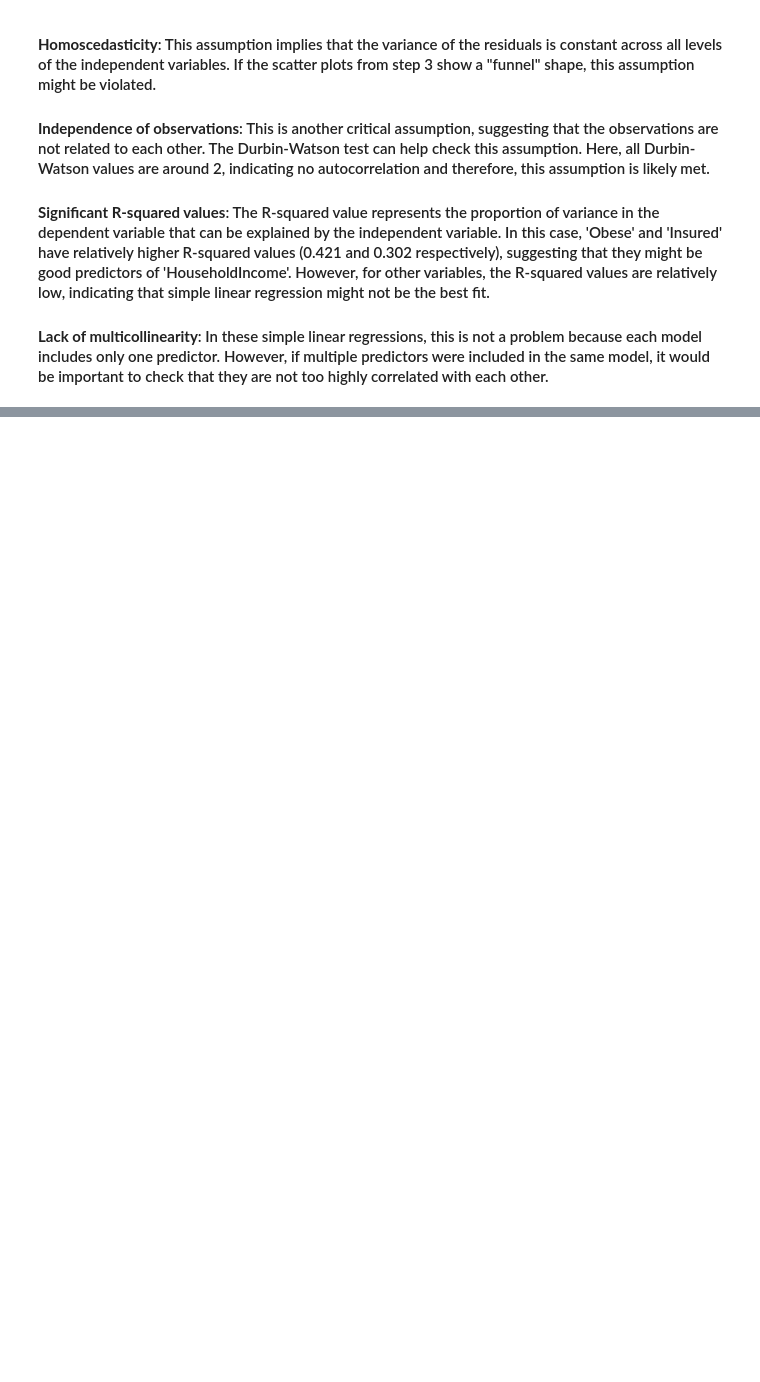
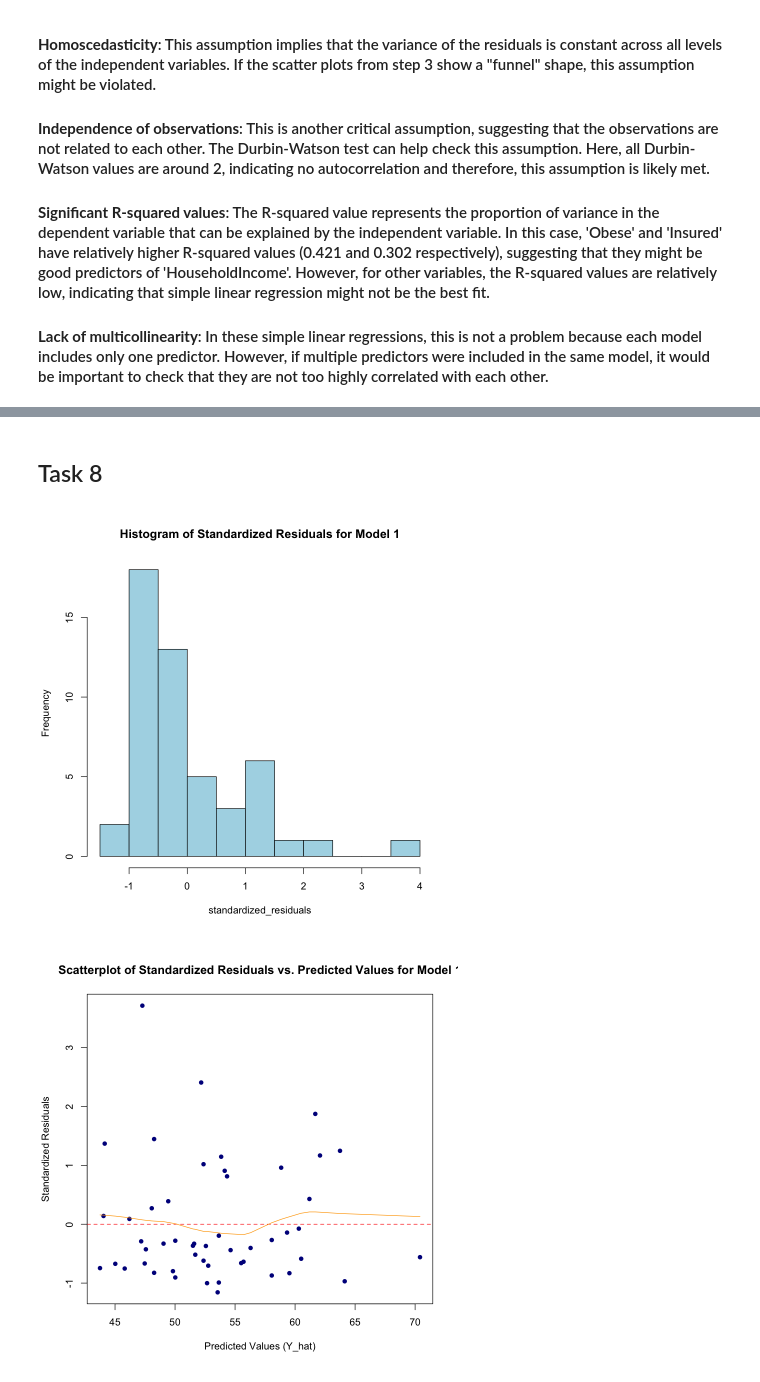
Before and after one commit to MichaelRocchio/msds_410, a Jupyter notebook: Assignment_2/rocchio_assign2.ipynb, the cells around one changed output, grey strips where cells are left out. Saved outputs shown, nothing was run; the diff lists cells and outputs as text; code cells hidden in the pictures; blank space fills up the shorter version.

```diff
--- a/Assignment_2/rocchio_assign2.ipynb
+++ b/Assignment_2/rocchio_assign2.ipynb
@@ -328,0 +380,6 @@ Notes:
+# %%
+library(tidyverse)
+coefficients <- read.csv("coefficients.csv")
+df <- read.csv("USStates.csv")
+model1 <- lm(HouseholdIncome ~ College, data = df)
+summary(model1)
@@ -328,0 +436,27 @@ Notes:
+# %% [markdown]
+## Task 8
+# %%
+# Calculate the residuals for Model 1
+residuals_model1 <- df$HouseholdIncome - predict(model1)
+
+# Standardize the residuals
+standardized_residuals <- residuals_model1 / sd(residuals_model1)
+
+# Plot histogram of standardized residuals
+hist(standardized_residuals, breaks = 10, col = "lightblue",
+     main = "Histogram of Standardized Residuals for Model 1")
+
+# Plot scatterplot of standardized residuals against predicted values
+plot(predict(model1), standardized_residuals, pch = 16, col = "darkblue",
+     xlab = "Predicted Values (Y_hat)", ylab = "Standardized Residuals",
+     main = "Scatterplot of Standardized Residuals vs. Predicted Values for Model 1")
+
+# Add a horizontal line at y = 0
+abline(h = 0, col = "red", lty = 2)
+
+# Add a lowess smoother to the scatterplot
+lowess_line <- lowess(predict(model1), standardized_residuals, f = 2 / 3, iter = 0)
+lines(lowess_line, col = "orange")
+# %% [output]
+[figure, added]
+[figure, added]
```
Also changed, not shown: parts of 22 cells of this notebook, 3 other files.
